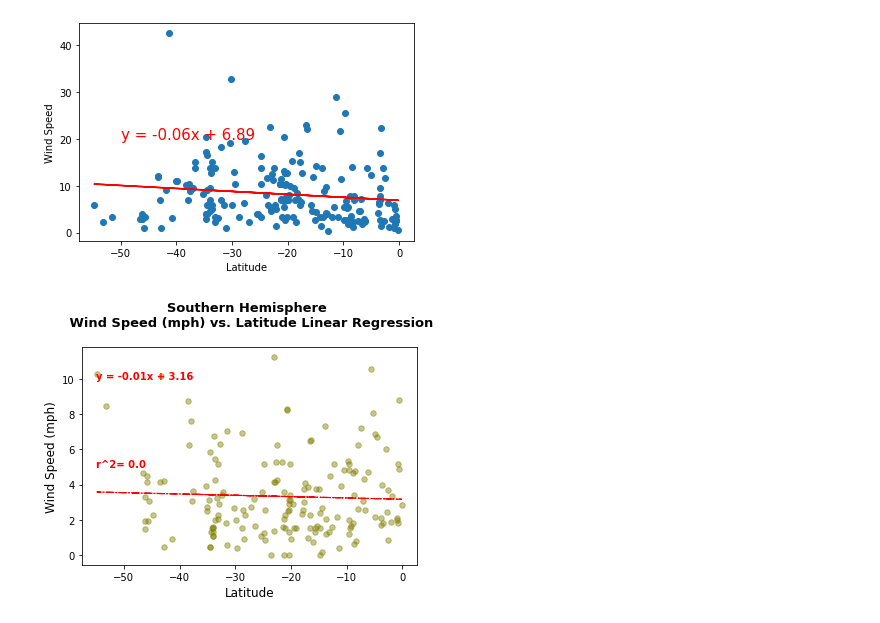
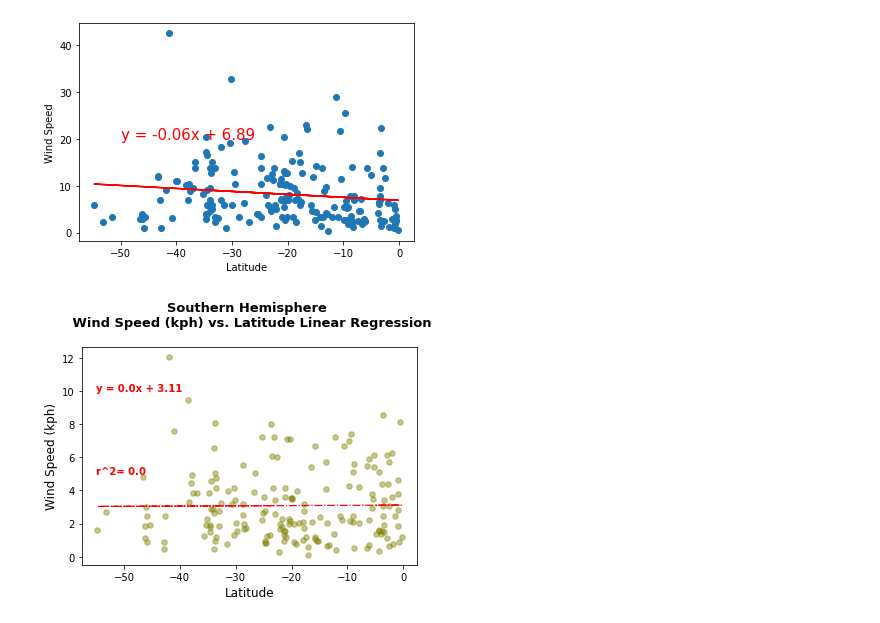
Before and after one commit to Karla-Flores/Python-API, a Jupyter notebook: starter_code/WheaterPy/WeatherPy.ipynb, the cells around one changed output. Saved outputs shown, nothing was run; the diff lists cells and outputs as text; code cells hidden in the pictures.

```diff
--- a/starter_code/WheaterPy/WeatherPy.ipynb
+++ b/starter_code/WheaterPy/WeatherPy.ipynb
@@ -592,13 +592,13 @@ The R square is: 0.01
 The r-value is: 0.017128274759839232
 [figure]
 # %%
-linear_regression(south_hems['Lat'], south_hems['Wind Speed (mph)'],-55,10)
+linear_regression(south_hems['Lat'], south_hems['Wind Speed (kph)'],-55,10)
 plt.savefig('Images/Southern_Hemisphere_Wind_Speed_vs_Latitude_Linear_Regression.png')
 plt.savefig('Images/Southern_Hemisphere_Wind_Speed_vs_Latitude_Linear_Regression.jpg')
-plt.title(f'Southern Hemisphere \n Wind Speed (mph) vs. Latitude Linear Regression\n', fontsize = 13, fontweight = 'bold')
+plt.title(f'Southern Hemisphere \n Wind Speed (kph) vs. Latitude Linear Regression\n', fontsize = 13, fontweight = 'bold')
 plt.xlabel('Latitude', fontsize = 12)
-plt.ylabel('Wind Speed (mph)', fontsize = 12)
+plt.ylabel('Wind Speed (kph)', fontsize = 12)
 plt.show()
-print (f'The R square is: 0.0')
+print (f'The R square is: 0.00')
 # %% [output]
-[figure, old version]
+[figure, new version]
```
Also changed, not shown: parts of 1 cell of this notebook.
